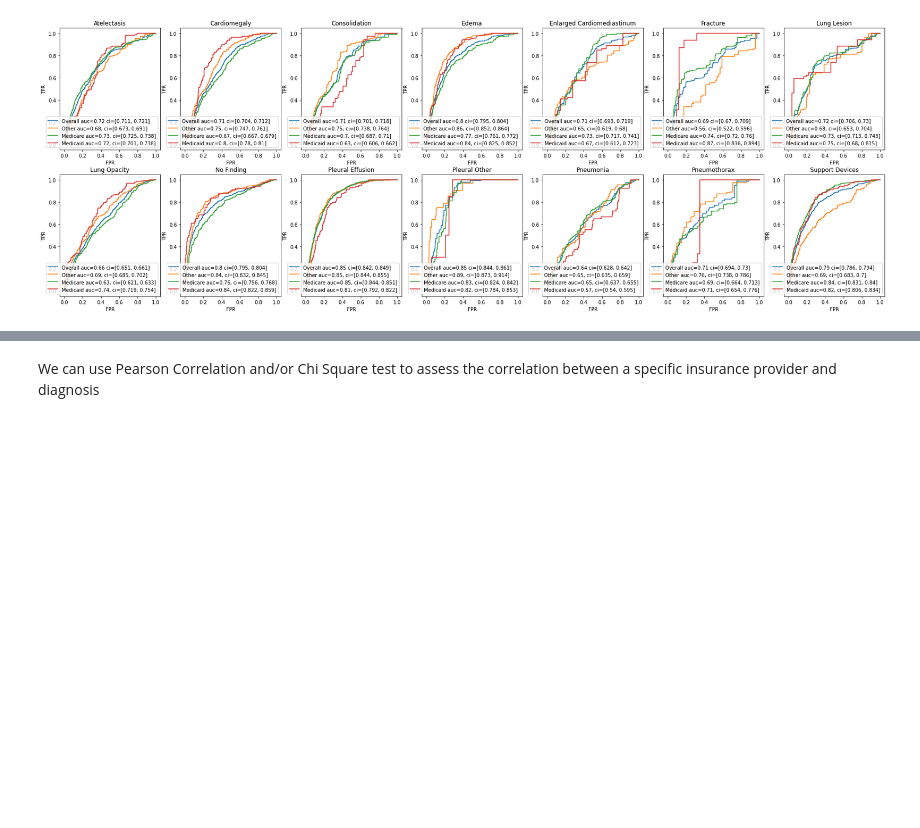
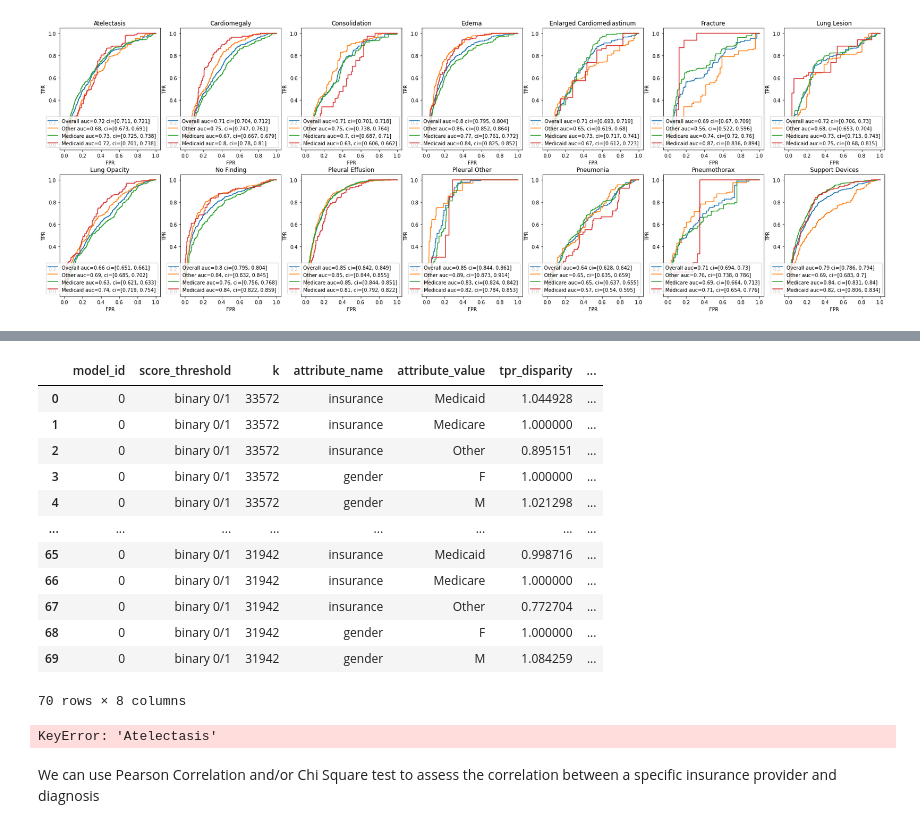
Before and after one commit to zmz223/CS334FinalProject, a Jupyter notebook: mert/mert_analysis.ipynb, the cells around one changed output, grey strips where cells are left out. Saved outputs shown, nothing was run; the diff lists cells and outputs as text; code cells hidden in the pictures; blank space fills up the shorter version.

Commit message:
TPR disparity plots

```diff
--- a/mert/mert_analysis.ipynb
+++ b/mert/mert_analysis.ipynb
@@ -172,0 +193,30 @@ _Model performs noticeably worse for the "other" (i.e., privaye) insurance patie
+# %%
+pred_labels = ['pred_' + label for label in labels]
+rounded_results = results.copy()
+for lab in pred_labels:
+    rounded_results[lab] = rounded_results[lab].apply(round)
+# %%
+
+g = Group()
+b = Bias()
+
+attr_cols = ['insurance', 'gender']
+label_tpr_disparity = []
+
+for label in labels:
+    keep_cols = ['subject_id', 'study_id', 'race', 'insurance',  'gender', 'anchor_age']
+    keep_cols.append(label)
+    pred_label = 'pred_' + label
+    keep_cols.append(pred_label)
+    label_df = rounded_results.copy().filter(keep_cols, axis=1).rename(
+        columns={
+            label: 'label_value',
+            pred_label: 'score'
+            })
+
+    xtab, _ = g.get_crosstabs(label_df, attr_cols=attr_cols)
+    bdf = b.get_disparity_major_group(xtab, original_df=label_df,  alpha=0.05, mask_significance=True)
+    bdf['label'] = label
+    calculated_disparities = b.list_disparities(bdf)
+    disparity_significance = b.list_significance(bdf)
+    label_tpr_disparity.append((bdf, calculated_disparities, disparity_significance))
@@ -173,3 +248,32 @@ _Model performs noticeably worse for the "other" (i.e., privaye) insurance patie
+# %%
+frames = [label_tpr_disparity[i][0].filter(['model_id', 'score_threshold', 'k', 'attribute_name', 'attribute_value', 'tpr_disparity', 'tpr_ref_group_value', 'label'], axis=1) for i, _ in enumerate(label_tpr_disparity)]
+
+concat_label_tpr_disparity = pd.concat(frames, ignore_index=True)
+# %%
+concat_label_tpr_disparity
+# %% [output]
+|  | model_id | score_threshold | k | attribute_name | attribute_value | tpr_disparity | ... |
+| 0 | 0 | binary 0/1 | 33572 | insurance | Medicaid | 1.044928 | ... |
+| 1 | 0 | binary 0/1 | 33572 | insurance | Medicare | 1.000000 | ... |
+| 2 | 0 | binary 0/1 | 33572 | insurance | Other | 0.895151 | ... |
+| 3 | 0 | binary 0/1 | 33572 | gender | F | 1.000000 | ... |
+| 4 | 0 | binary 0/1 | 33572 | gender | M | 1.021298 | ... |
+| ... | ... | ... | ... | ... | ... | ... | ... |
+| 65 | 0 | binary 0/1 | 31942 | insurance | Medicaid | 0.998716 | ... |
+| 66 | 0 | binary 0/1 | 31942 | insurance | Medicare | 1.000000 | ... |
+| 67 | 0 | binary 0/1 | 31942 | insurance | Other | 0.772704 | ... |
+| 68 | 0 | binary 0/1 | 31942 | gender | F | 1.000000 | ... |
+| 69 | 0 | binary 0/1 | 31942 | gender | M | 1.084259 | ... |
+70 rows × 8 columns
+# %%
+
+cols = ['tpr_disparity']
+cat = list(labels)
+groupby = 'attribute_name'
+tab = TableOne(concat_label_tpr_disparity, columns=cols, categorical=cat, groupby=groupby, missing=False, pval=True)
+tab
+# %% [output]
+KeyError: 'Atelectasis'
 # %% [markdown]
 We can use Pearson Correlation and/or Chi Square test to assess the correlation between a specific insurance provider and diagnosis
 # %%
```
Also changed, not shown: parts of 10 cells of this notebook.
